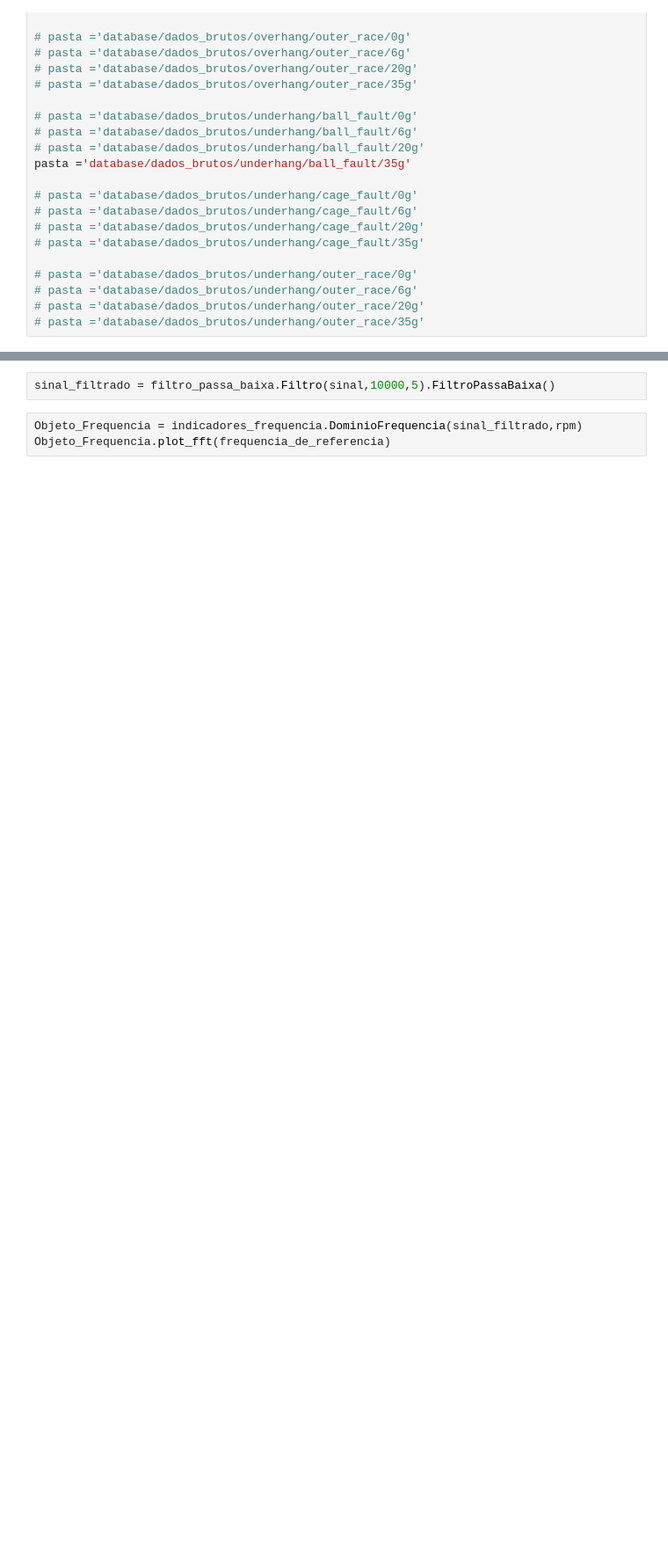
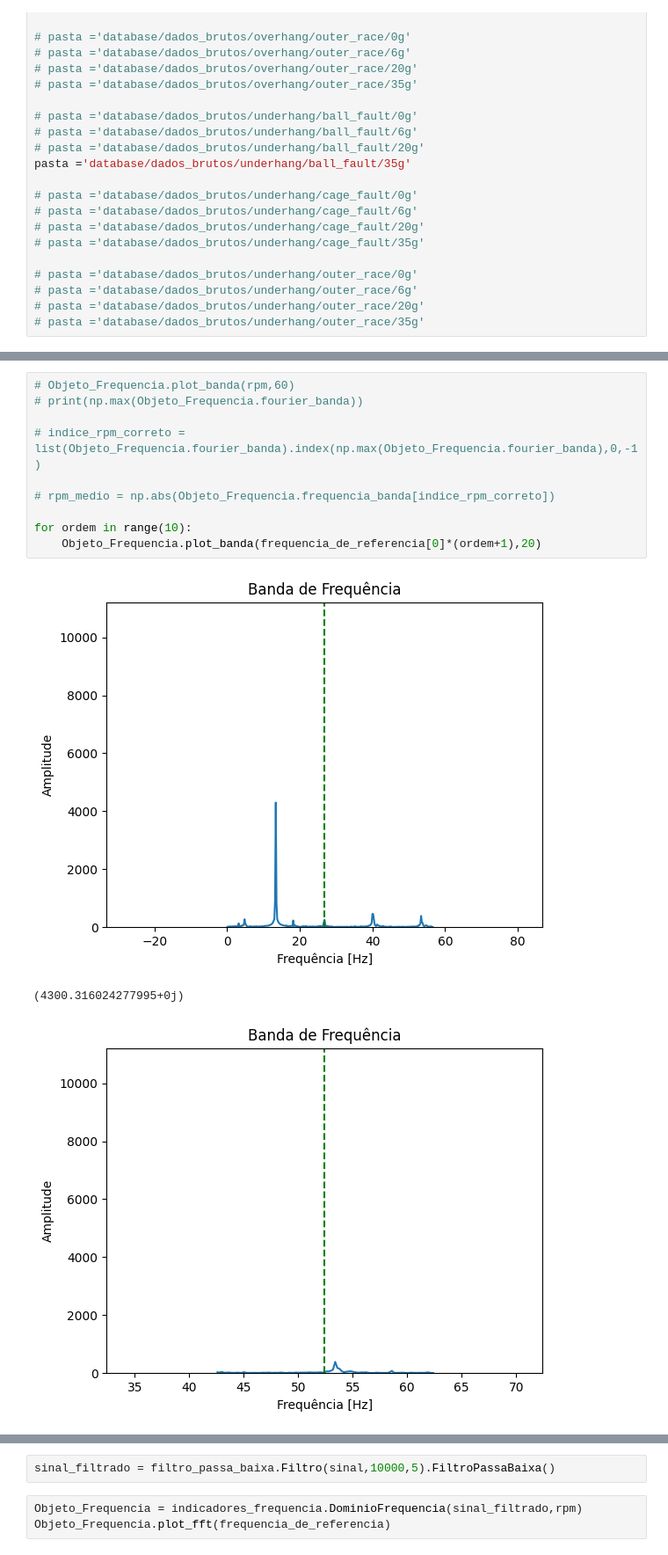
Before and after one commit to dossleo/ProjetoFinal_LeoanrdoPacheco_UFRJ_LAVI, a Jupyter notebook: indicadores_frequencia.ipynb, the cells around one changed output, grey strips where cells are left out. Shown at 88% size. Saved outputs shown, nothing was run; the diff lists cells and outputs as text; blank space fills up the shorter version.

```diff
--- a/indicadores_frequencia.ipynb
+++ b/indicadores_frequencia.ipynb
@@ -80,0 +95,14 @@ Objeto_Frequencia.plot_banda(rpm,2)
+# %%
+# Objeto_Frequencia.plot_banda(rpm,60)
+# print(np.max(Objeto_Frequencia.fourier_banda))
+
+# indice_rpm_correto = list(Objeto_Frequencia.fourier_banda).index(np.max(Objeto_Frequencia.fourier_banda),0,-1)
+
+# rpm_medio = np.abs(Objeto_Frequencia.frequencia_banda[indice_rpm_correto])
+
+for ordem in range(10):
+    Objeto_Frequencia.plot_banda(frequencia_de_referencia[0]*(ordem+1),20)
+# %% [output]
+[figure, added]
+(4300.316024277995+0j)
+[figure, added]
```
Also changed, not shown: parts of 11 cells of this notebook, 7 other files.
